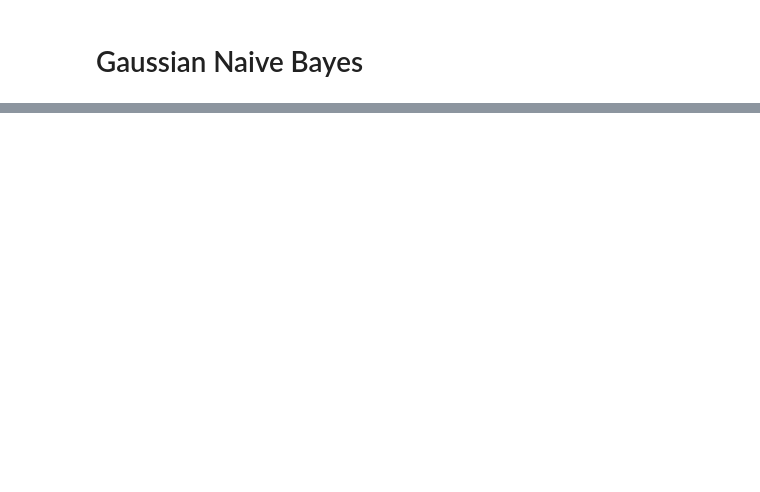
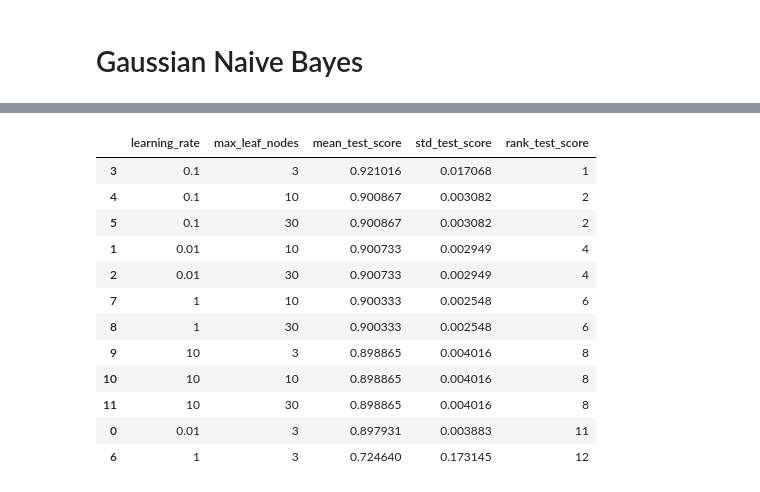
Before and after one commit to AmandeepSBassi/DataScienceProject, a Jupyter notebook: Project.evaluation.ipynb, the cells around one changed output, grey strips where cells are left out. Saved outputs shown, nothing was run; the diff lists cells and outputs as text; code cells hidden in the pictures; blank space fills up the shorter version.

Commit message:
added hyperparameter with grid search

```diff
--- a/Project.evaluation.ipynb
+++ b/Project.evaluation.ipynb
@@ -206,0 +208,22 @@ Error rate is
+# %%
+from sklearn import set_config
+from sklearn.model_selection import train_test_split
+from sklearn.compose import make_column_selector
+from sklearn.preprocessing import OrdinalEncoder
+from sklearn.compose import ColumnTransformer
+from sklearn.ensemble import HistGradientBoostingClassifier
+from sklearn.pipeline import Pipeline
+from sklearn.model_selection import GridSearchCV
+
+set_config(display="diagram")
+target = df[target_feature]
+hyperdf = df.drop(columns = [target_feature])
+data_train, data_test, target_train, target_test = train_test_split(hyperdf, target, random_state=42)
+categorical_columns_selector = make_column_selector(dtype_include=object)
+categorical_columns = categorical_columns_selector(hyperdf)
+categorical_preprocessor = OrdinalEncoder(handle_unknown="use_encoded_value",unknown_value=-1)
+preprocessor = ColumnTransformer([('cat_preprocessor', categorical_preprocessor, categorical_columns)],remainder='passthrough', sparse_threshold=0)
+model = Pipeline([("preprocessor", preprocessor),("classifier",HistGradientBoostingClassifier(random_state=42, max_leaf_nodes=4))])
+param_grid = {'classifier__learning_rate': (0.01, 0.1, 1, 10),'classifier__max_leaf_nodes': (3, 10, 30)}
+model_grid_search = GridSearchCV(model, param_grid=param_grid,n_jobs=2, cv=2)
+model_grid_search.fit(data_train, target_train)
@@ -206,0 +266,4 @@ Error rate is
+# %%
+cv_results = pd.DataFrame(model_grid_search.cv_results_).sort_values(
+    "mean_test_score", ascending=False)
+cv_results.head()
@@ -206,0 +277,27 @@ Error rate is
+# %%
+column_results = [f"param_{name}" for name in param_grid.keys()]
+column_results += [
+    "mean_test_score", "std_test_score", "rank_test_score"]
+cv_results = cv_results[column_results]
+def shorten_param(param_name):
+    if "__" in param_name:
+        return param_name.rsplit("__", 1)[1]
+    return param_name
+
+
+cv_results = cv_results.rename(shorten_param, axis=1)
+cv_results
+# %% [output]
+|  | learning_rate | max_leaf_nodes | mean_test_score | std_test_score | rank_test_score |
+| 3 | 0.1 | 3 | 0.921016 | 0.017068 | 1 |
+| 4 | 0.1 | 10 | 0.900867 | 0.003082 | 2 |
+| 5 | 0.1 | 30 | 0.900867 | 0.003082 | 2 |
+| 1 | 0.01 | 10 | 0.900733 | 0.002949 | 4 |
+| 2 | 0.01 | 30 | 0.900733 | 0.002949 | 4 |
+| 7 | 1 | 10 | 0.900333 | 0.002548 | 6 |
+| 8 | 1 | 30 | 0.900333 | 0.002548 | 6 |
+| 9 | 10 | 3 | 0.898865 | 0.004016 | 8 |
+| 10 | 10 | 10 | 0.898865 | 0.004016 | 8 |
+| 11 | 10 | 30 | 0.898865 | 0.004016 | 8 |
+| 0 | 0.01 | 3 | 0.897931 | 0.003883 | 11 |
+| 6 | 1 | 3 | 0.724640 | 0.173145 | 12 |
```
Also changed, not shown: parts of 12 cells of this notebook, 1 other file.
